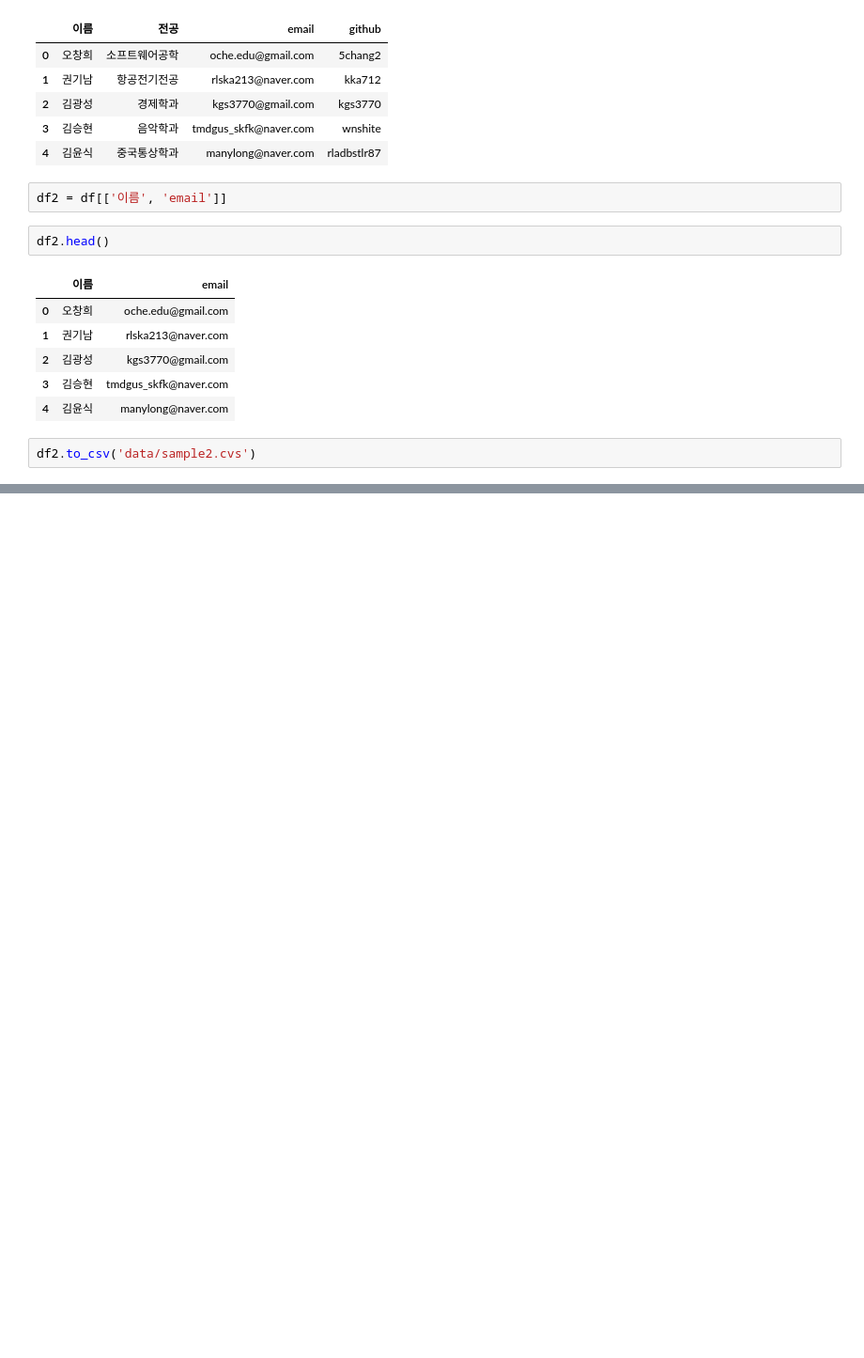
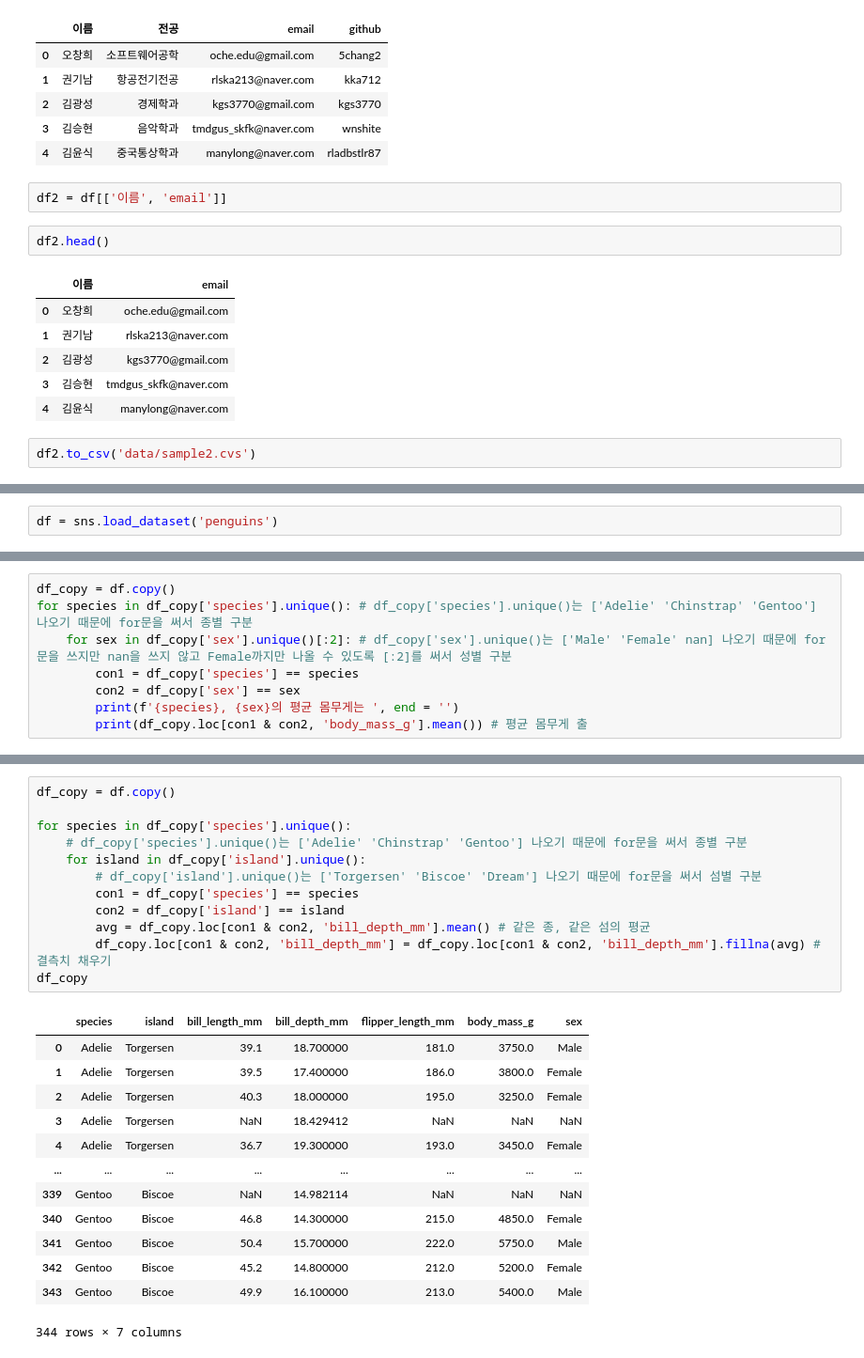
Before and after one commit to MANIMO1234/pandas, a Jupyter notebook: summary.ipynb, the cells around one changed output, grey strips where cells are left out. Shown: that part at 94% size. Saved outputs shown, nothing was run; the diff lists cells and outputs as text; blank space fills up the shorter version.

```diff
--- a/summary.ipynb
+++ b/summary.ipynb
@@ -669,0 +673,2 @@ df2.to_csv('data/sample2.cvs')
+# %%
+df = sns.load_dataset('penguins')
@@ -669,0 +780,8 @@ df2.to_csv('data/sample2.cvs')
+# %%
+df_copy = df.copy()
+for species in df_copy['species'].unique(): # df_copy['species'].unique()는 ['Adelie' 'Chinstrap' 'Gentoo'] 나오기 때문에 for문을 써서 종별 구분
+    for sex in df_copy['sex'].unique()[:2]: # df_copy['sex'].unique()는 ['Male' 'Female' nan] 나오기 때문에 for문을 쓰지만 nan을 쓰지 않고 Female까지만 나올 수 있도록 [:2]를 써서 성별 구분
+        con1 = df_copy['species'] == species
+        con2 = df_copy['sex'] == sex
+        print(f'{species}, {sex}의 평균 몸무게는 ', end = '')
+        print(df_copy.loc[con1 & con2, 'body_mass_g'].mean()) # 평균 몸무게 출
@@ -669,0 +858,26 @@ df2.to_csv('data/sample2.cvs')
+# %%
+df_copy = df.copy()
+
+for species in df_copy['species'].unique():
+    # df_copy['species'].unique()는 ['Adelie' 'Chinstrap' 'Gentoo'] 나오기 때문에 for문을 써서 종별 구분
+    for island in df_copy['island'].unique():
+        # df_copy['island'].unique()는 ['Torgersen' 'Biscoe' 'Dream'] 나오기 때문에 for문을 써서 섬별 구분
+        con1 = df_copy['species'] == species
+        con2 = df_copy['island'] == island
+        avg = df_copy.loc[con1 & con2, 'bill_depth_mm'].mean() # 같은 종, 같은 섬의 평균
+        df_copy.loc[con1 & con2, 'bill_depth_mm'] = df_copy.loc[con1 & con2, 'bill_depth_mm'].fillna(avg) # 결측치 채우기
+df_copy
+# %% [output]
+|  | species | island | bill_length_mm | bill_depth_mm | flipper_length_mm | body_mass_g | sex |
+| 0 | Adelie | Torgersen | 39.1 | 18.700000 | 181.0 | 3750.0 | Male |
+| 1 | Adelie | Torgersen | 39.5 | 17.400000 | 186.0 | 3800.0 | Female |
+| 2 | Adelie | Torgersen | 40.3 | 18.000000 | 195.0 | 3250.0 | Female |
+| 3 | Adelie | Torgersen | NaN | 18.429412 | NaN | NaN | NaN |
+| 4 | Adelie | Torgersen | 36.7 | 19.300000 | 193.0 | 3450.0 | Female |
+| ... | ... | ... | ... | ... | ... | ... | ... |
+| 339 | Gentoo | Biscoe | NaN | 14.982114 | NaN | NaN | NaN |
+| 340 | Gentoo | Biscoe | 46.8 | 14.300000 | 215.0 | 4850.0 | Female |
+| 341 | Gentoo | Biscoe | 50.4 | 15.700000 | 222.0 | 5750.0 | Male |
+| 342 | Gentoo | Biscoe | 45.2 | 14.800000 | 212.0 | 5200.0 | Female |
+| 343 | Gentoo | Biscoe | 49.9 | 16.100000 | 213.0 | 5400.0 | Male |
+344 rows × 7 columns
```
Also changed, not shown: parts of 25 cells of this notebook, 2 other files.
